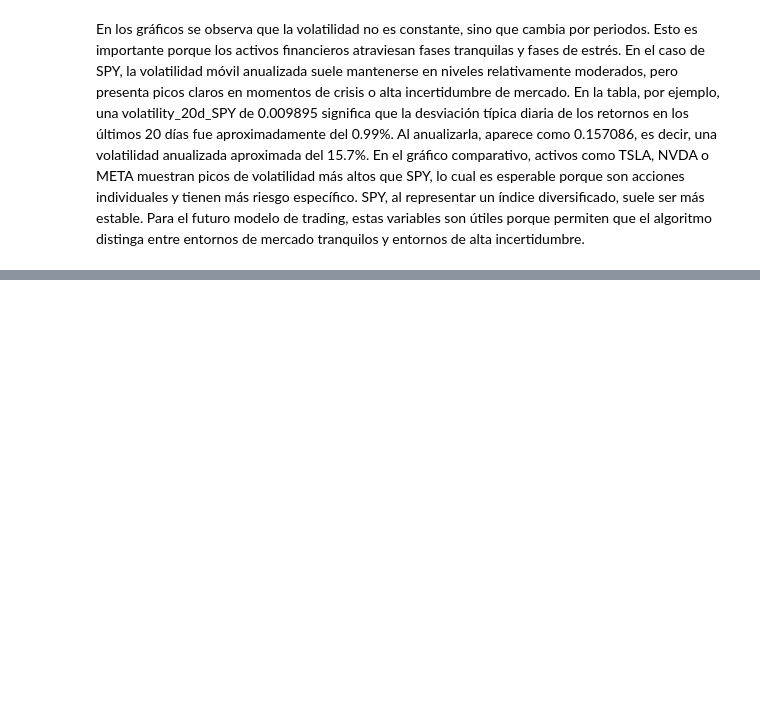
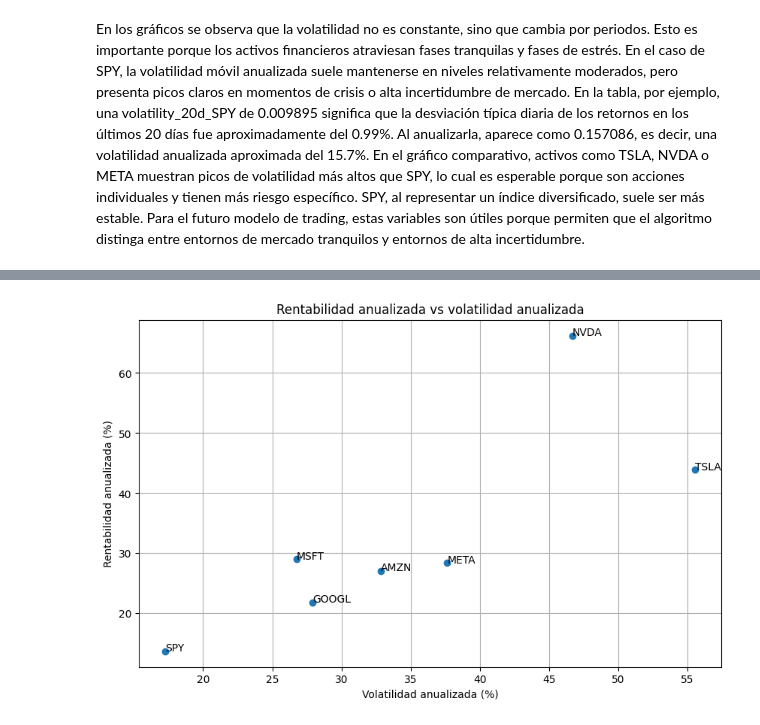
Before and after one commit to juanbarearojo/Mini-trading-bot, a Jupyter notebook: eda.ipynb, the cells around one changed output, grey strips where cells are left out. Cells and saved outputs as stored; diff of their text form; code cells hidden in the pictures; blank space fills up the shorter version.

```diff
--- a/eda.ipynb
+++ b/eda.ipynb
@@ -529,0 +549,19 @@ display(max_drawdown_df)
+# %%
+trading_days = 252
+
+annual_metrics = pd.DataFrame(index=tickers)
+
+annual_metrics["mean_daily_return"] = returns_wide.mean()
+annual_metrics["daily_volatility"] = returns_wide.std()
+
+annual_metrics["annual_return"] = annual_metrics["mean_daily_return"] * trading_days
+annual_metrics["annual_volatility"] = annual_metrics["daily_volatility"] * np.sqrt(trading_days)
+
+annual_metrics["sharpe_simple"] = (
+    annual_metrics["annual_return"] / annual_metrics["annual_volatility"]
+)
+
+annual_metrics["annual_return_%"] = annual_metrics["annual_return"] * 100
+annual_metrics["annual_volatility_%"] = annual_metrics["annual_volatility"] * 100
+
+display(annual_metrics.sort_values("sharpe_simple", ascending=False))
@@ -529,0 +577,21 @@ display(max_drawdown_df)
+# %%
+plt.figure(figsize=(10, 6))
+
+plt.scatter(
+    annual_metrics["annual_volatility_%"],
+    annual_metrics["annual_return_%"]
+)
+
+for ticker in annual_metrics.index:
+    plt.text(
+        annual_metrics.loc[ticker, "annual_volatility_%"],
+        annual_metrics.loc[ticker, "annual_return_%"],
+        ticker
+    )
+
+plt.title("Rentabilidad anualizada vs volatilidad anualizada")
+plt.xlabel("Volatilidad anualizada (%)")
+plt.ylabel("Rentabilidad anualizada (%)")
+plt.show()
+# %% [output]
+[figure, added]
```
Also changed, not shown: parts of 9 cells of this notebook.
